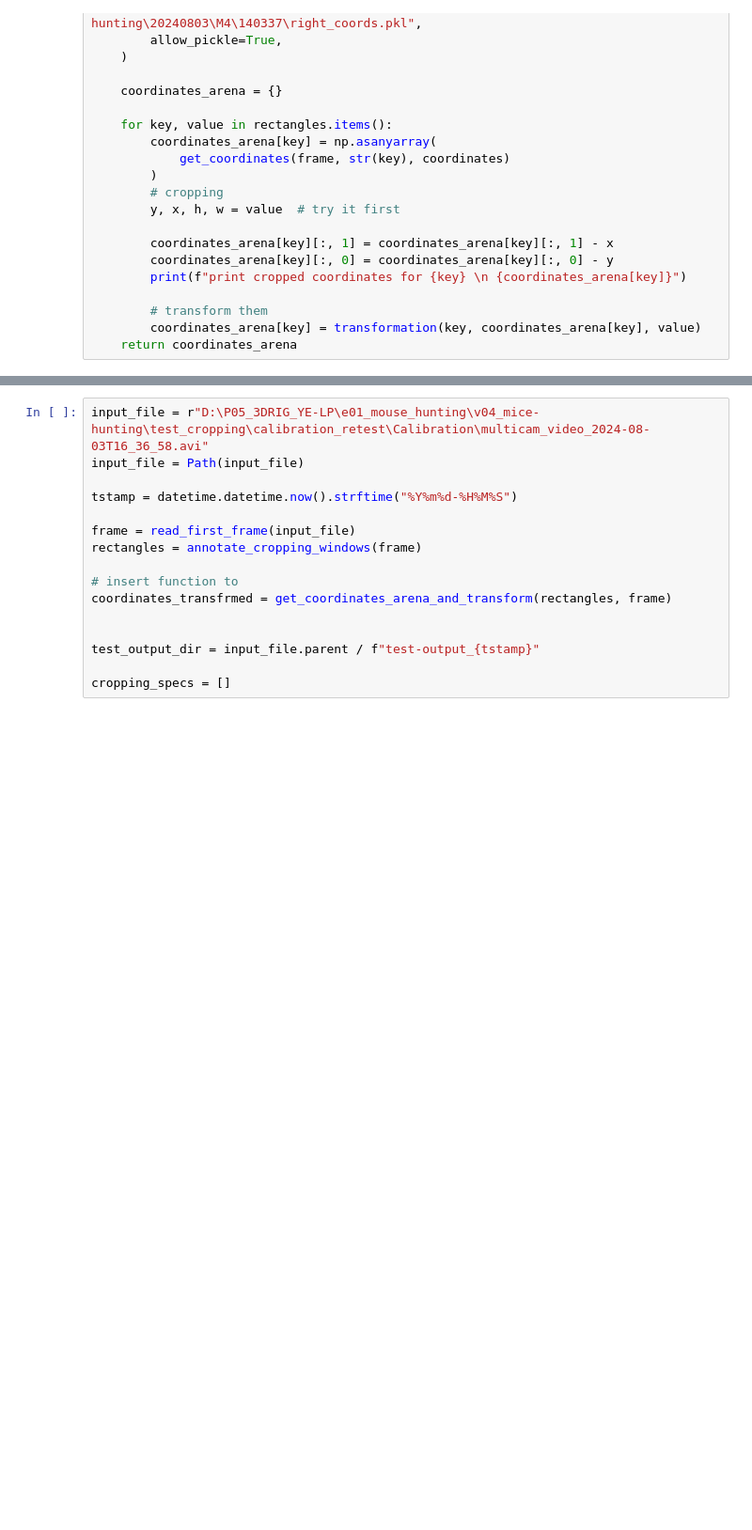
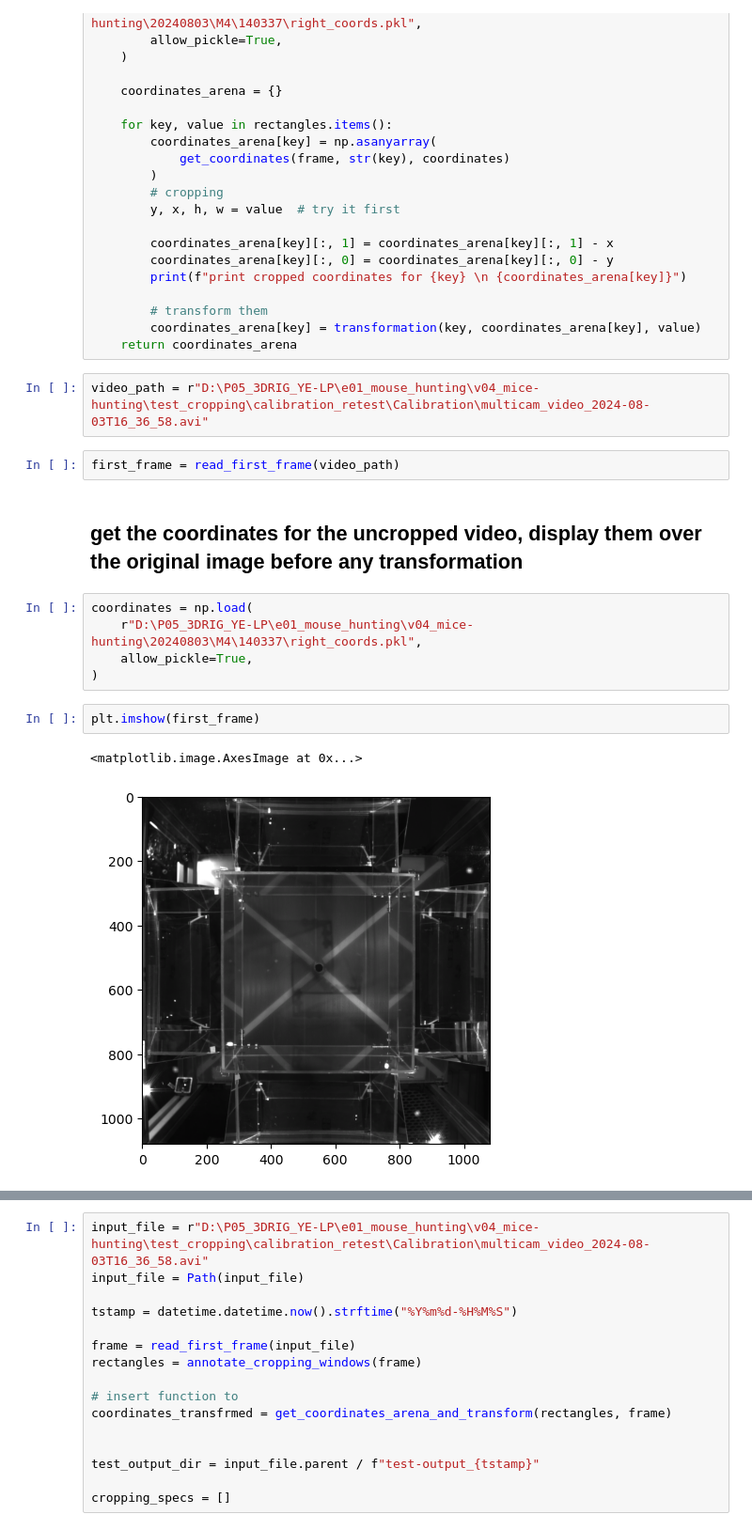
Before and after one commit to iurillilab/3d-setup, a Jupyter notebook: notebooks/debug_coordinates_transformation.ipynb, the cells around one changed output, grey strips where cells are left out. Shown at 94% size. Drawn from its saved outputs; the diff is of its cells as text; blank space fills up the shorter version.

```diff
--- a/notebooks/debug_coordinates_transformation.ipynb
+++ b/notebooks/debug_coordinates_transformation.ipynb
@@ -120,3 +124,19 @@ def get_coordinates_arena_and_transform(rectangles, frame):
         # transform them
         coordinates_arena[key] = transformation(key, coordinates_arena[key], value)
     return coordinates_arena
+# %%
+video_path = r"D:\P05_3DRIG_YE-LP\e01_mouse_hunting\v04_mice-hunting\test_cropping\calibration_retest\Calibration\multicam_video_2024-08-03T16_36_58.avi"
+# %%
+first_frame = read_first_frame(video_path)
+# %% [markdown]
+## get the coordinates for the uncropped video, display them over the original image before any transformation
+# %%
+coordinates = np.load(
+    r"D:\P05_3DRIG_YE-LP\e01_mouse_hunting\v04_mice-hunting\20240803\M4\140337\right_coords.pkl",
+    allow_pickle=True,
+)
+# %%
+plt.imshow(first_frame)
+# %% [output]
+<matplotlib.image.AxesImage at 0x...>
+[figure, added]
```
Also changed, not shown: parts of 25 cells of this notebook, 4 other files.
